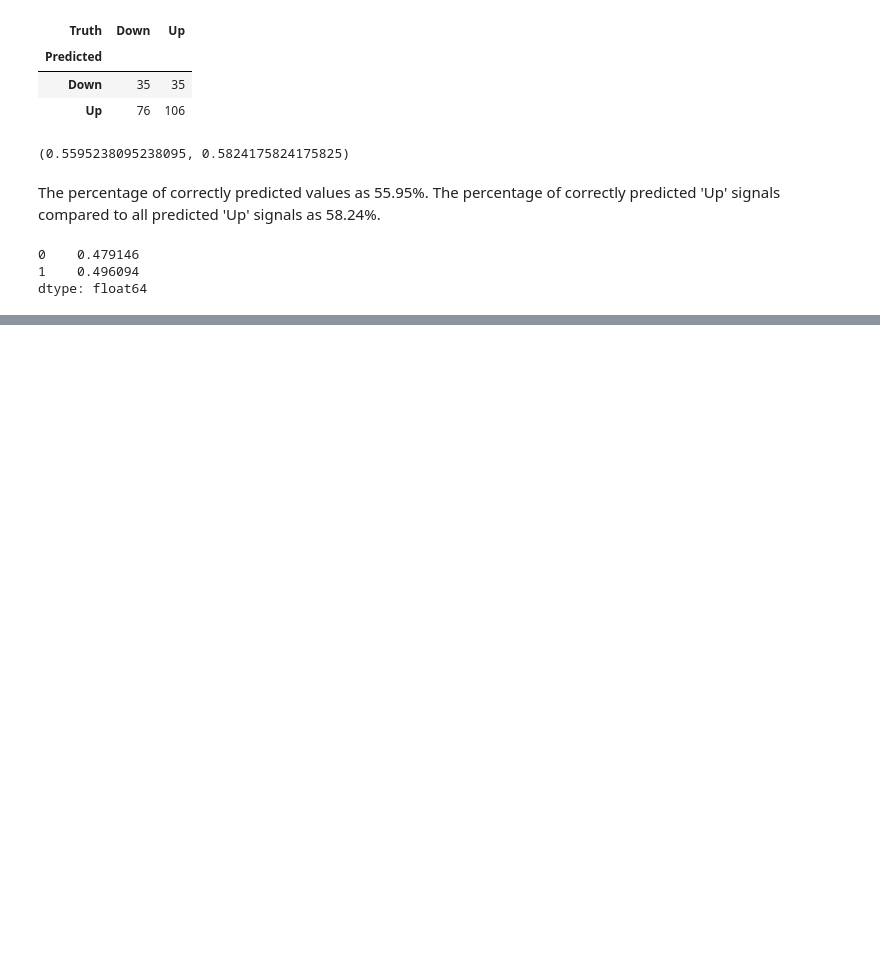
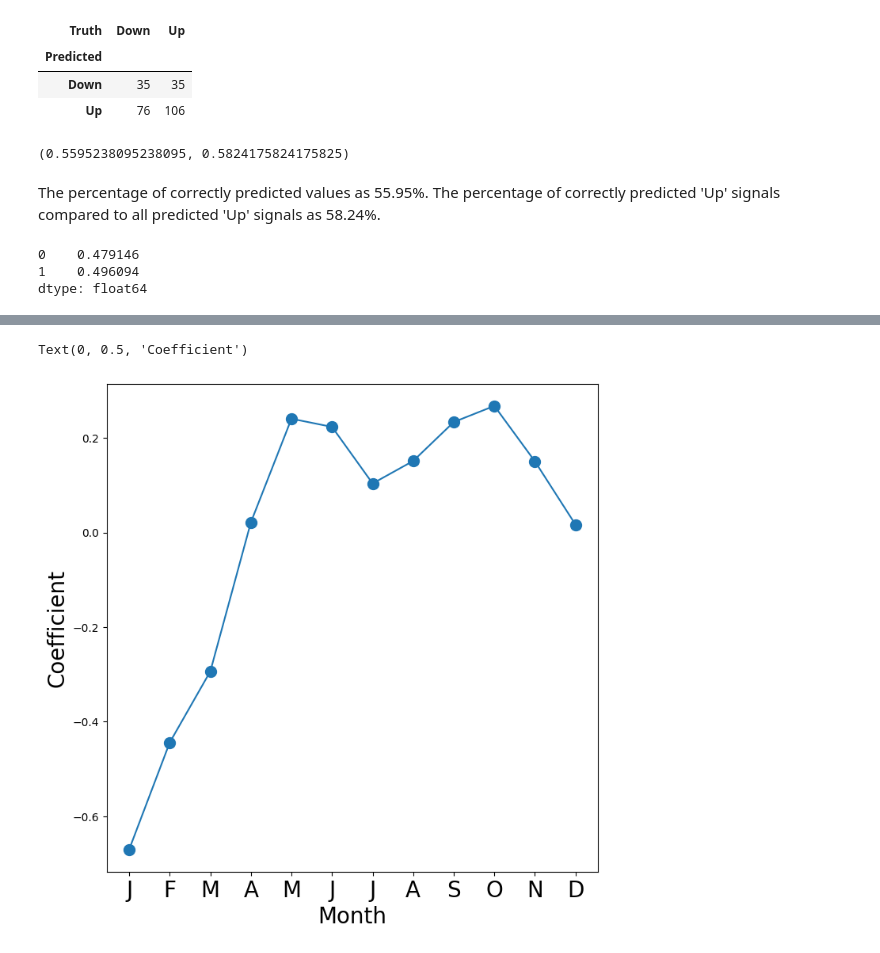
Before and after one commit to anchitrao/islp, a Jupyter notebook: chapter4/4-7-lab.ipynb, the cells around one changed output, grey strips where cells are left out. Drawn from its saved outputs; the diff is of its cells as text; code cells hidden in the pictures; blank space fills up the shorter version.

```diff
--- a/chapter4/4-7-lab.ipynb
+++ b/chapter4/4-7-lab.ipynb
@@ -197,0 +517,23 @@ dtype: float64
+# %%
+# Signature: contrast(col, method='drop', drop_level=None)
+# Create encoding of categorical feature.
+# ----------
+# Parameters
+# col: column identifier
+# method: 'drop', 'sum', None or callable
+# drop_level: level identifier
+# ----------
+# Returns
+# var: feature
+
+hr_encode = contrast('hr', 'sum')
+mnth_encode = contrast('mnth', 'sum')
+# %%
+X2 = MS([mnth_encode, # Dec = - (sum(coef_months))
+        hr_encode, # 23 = - (sum(coef_hrs))
+        'workingday',
+        'temp',
+        'weathersit']).fit_transform(Bike)
+M2_lm = sm.OLS(Y, X2).fit()
+S2 = summarize(M2_lm)
+S2 # coefficients for months / hrs are indicitive of the difference from the average
@@ -197,0 +577,3 @@ dtype: float64
+# %%
+coef_month = S2[S2.index.str.contains('mnth')]['coef']
+coef_month
@@ -197,0 +593,10 @@ dtype: float64
+# %%
+months = Bike['mnth'].dtype.categories
+coef_month = pd.concat([
+    coef_month,
+    pd.Series(
+        [-coef_month.sum()],
+        index=['mnth[Dec]'])
+])
+
+coef_month
@@ -197,0 +617,11 @@ dtype: float64
+# %%
+fig_month, ax_month = subplots(figsize=(8,8))
+x_month = np.arange(coef_month.shape[0]) # even steps over an interval
+ax_month.plot(x_month, coef_month, marker='o', ms=10)
+ax_month.set_xticks(x_month)
+ax_month.set_xticklabels([l[5] for l in coef_month.index], fontsize=20)
+ax_month.set_xlabel('Month', fontsize=20)
+ax_month.set_ylabel('Coefficient', fontsize=20)
+# %% [output]
+Text(0, 0.5, 'Coefficient')
+[figure, added]
```
Also changed, not shown: parts of 68 cells of this notebook, 1 other file.
